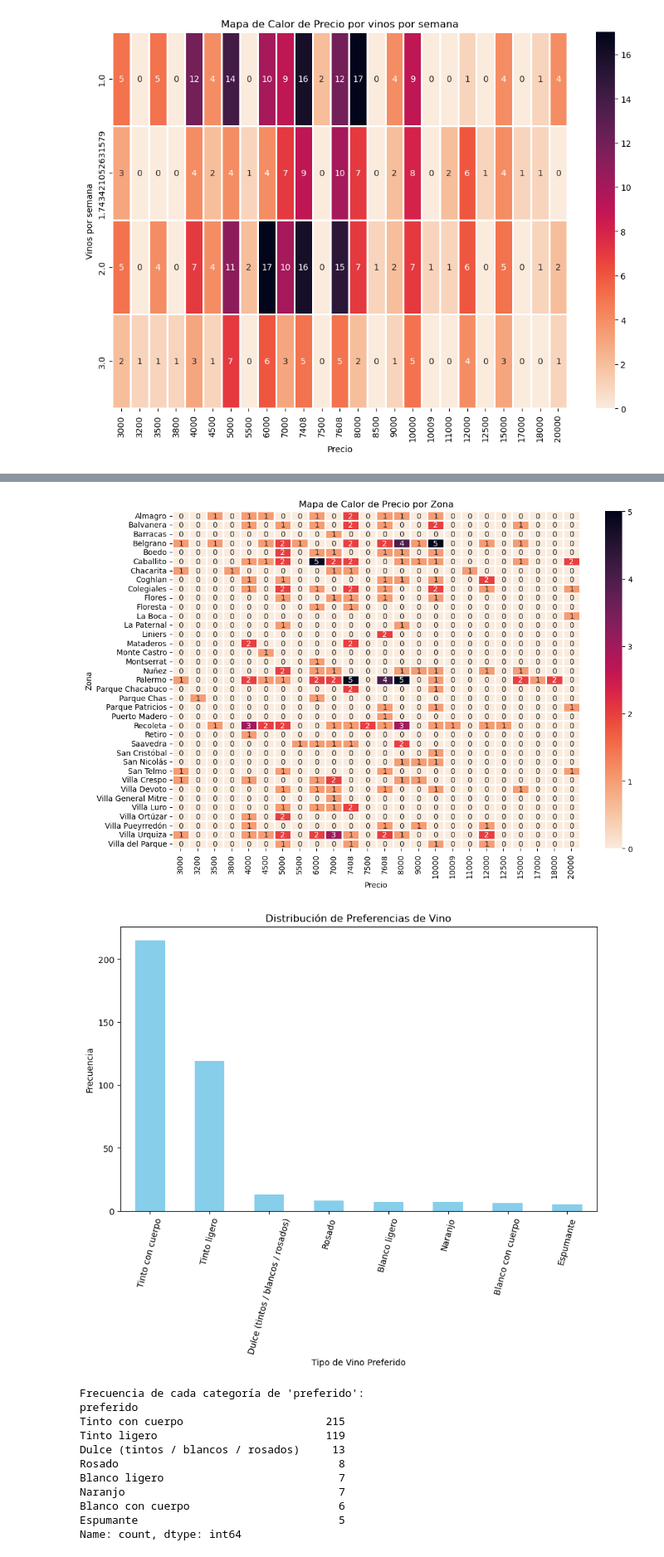
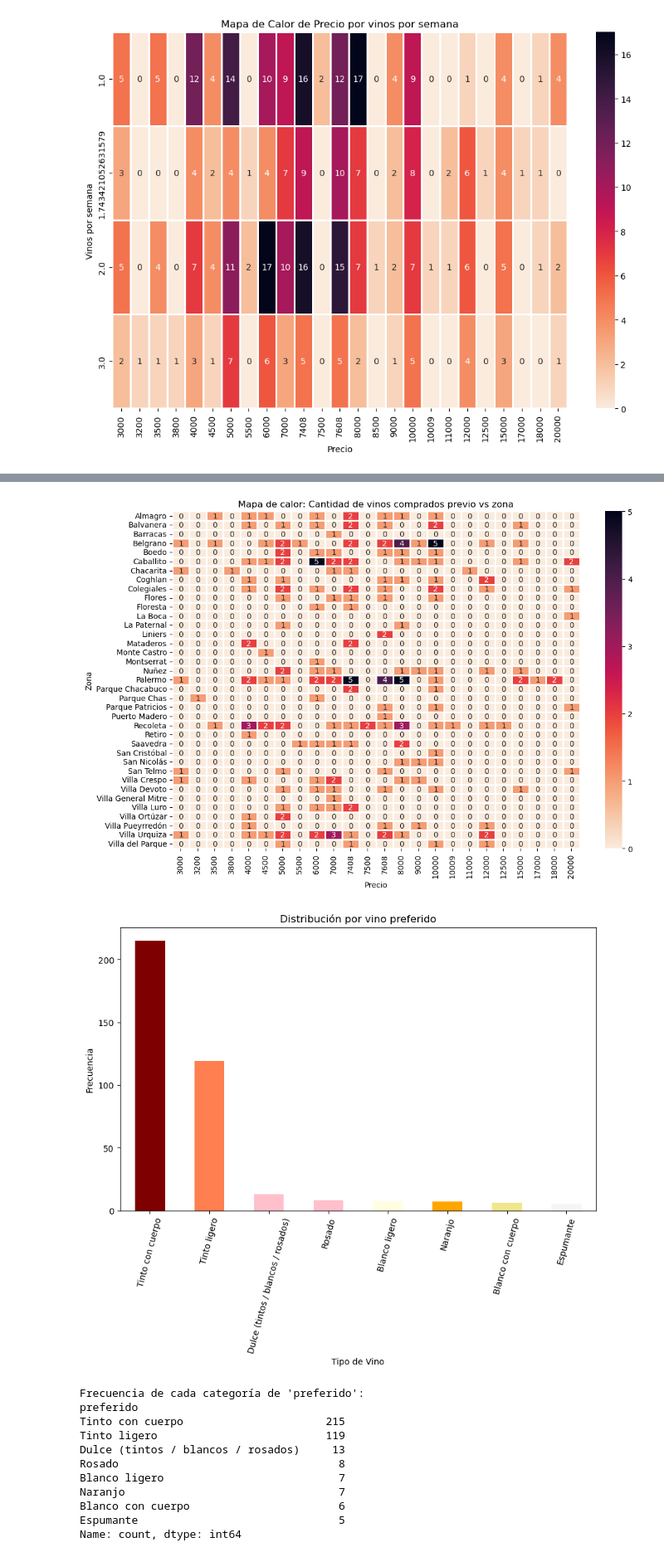
Before and after one commit to marianoparada/DataScience, a Jupyter notebook: Analisis encuesta vinos.ipynb, the cells around one changed output, grey strips where cells are left out. Shown at 83% size. Saved outputs shown, nothing was run; the diff lists cells and outputs as text; code cells hidden in the pictures.

```diff
--- a/Analisis encuesta vinos.ipynb
+++ b/Analisis encuesta vinos.ipynb
@@ -521,23 +547,40 @@ pivot_table = df.loc[df['zona'] == 'CABA'].pivot_table(index='barrio', columns='
 # Graficar el mapa de calor
 plt.figure(figsize=(12, 8))
 sns.heatmap(pivot_table, linewidths=1, linecolor='white', cmap='rocket_r',annot=True, fmt='d')
-plt.title('Mapa de Calor de Precio por Zona')
+plt.title('Mapa de calor: Cantidad de vinos comprados previo vs zona')
 plt.xlabel('Precio')
 plt.ylabel('Zona')
 plt.show()
 # %% [output]
-[figure, old version]
+[figure, new version]
 # %%
+# Graficar el porcentaje de ambos tipos de vino tintos y el resto por separado
+
+vinos = [vino for vino in porcentaje_vinos.index]
+
+# Crear un diccionario para mapear los colores de cada tipo de vino
+#colores = {'Tinto con cuerpo': 'red', 'Tinto ligero': 'orange'}
+colores = {
+    'Tinto con cuerpo': '#7F0000',
+    'Tinto ligero': '#FF7F50',
+    'Dulce (tintos / blancos / rosados)': '#FFC0CB',
+    'Rosado': '#FFC0CB',
+    'Blanco ligero': '#FFFFE0',
+    'Naranjo': '#FFA500',
+    'Blanco con cuerpo': '#F0E68C',
+    'Espumante': '#F5F5F5',
+}
+
 # Visualizar la distribución de las preferencias de vino con un gráfico de barras
 plt.figure(figsize=(10, 6))
-df['preferido'].value_counts().plot(kind='bar', color='skyblue')
-plt.title('Distribución de Preferencias de Vino')
-plt.xlabel('Tipo de Vino Preferido')
+df['preferido'].value_counts().plot(kind='bar', color=[colores[tipo] for tipo in vinos])
+plt.title('Distribución por vino preferido')
+plt.xlabel('Tipo de Vino')
 plt.ylabel('Frecuencia')
 plt.xticks(rotation=75)
 plt.show()
 # %% [output]
-[figure, old version]
+[figure, new version]
 # %%
 # Calcular la frecuencia de cada categoría de 'preferido'
 frecuencia_preferido = df['preferido'].value_counts()
```
Also changed, not shown: parts of 22 cells of this notebook.
